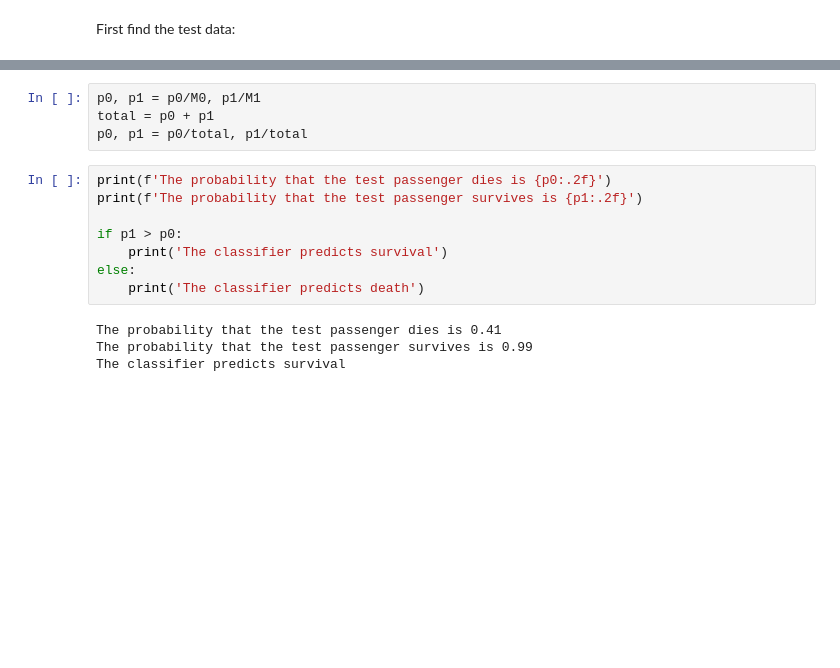
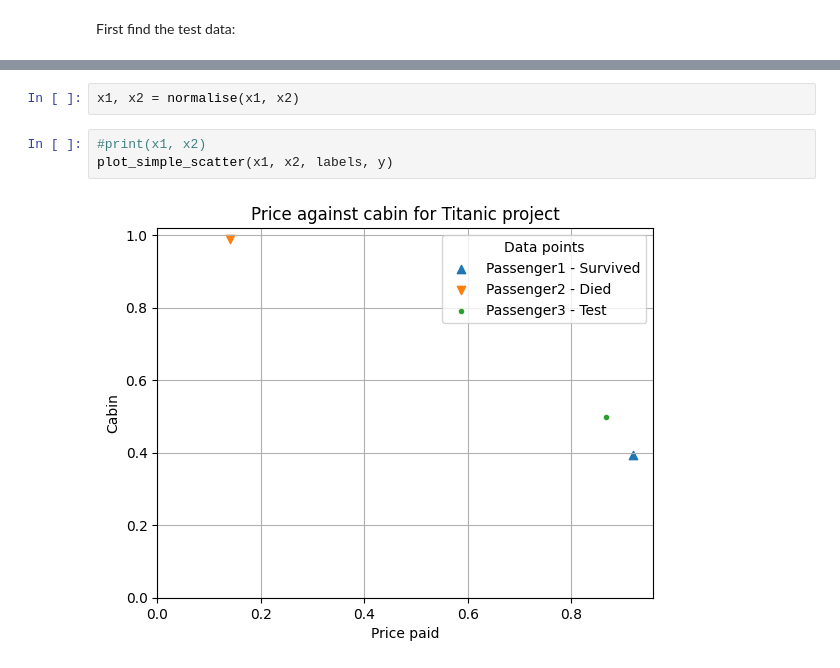
Before and after one commit to goldsmdn/qml, a Jupyter notebook: notebooks/01 Titanic.ipynb, the cells around one changed output, grey strips where cells are left out. Saved outputs shown, nothing was run; the diff lists cells and outputs as text; blank space fills up the shorter version.

Commit message:
#normalise data

```diff
--- a/notebooks/01 Titanic.ipynb
+++ b/notebooks/01 Titanic.ipynb
@@ -100,16 +129,7 @@ For point [0.12  0.842] who died the gamma_m for point [0.78   0.4484] is 0.4094
-# %%
-p0, p1 = p0/M0, p1/M1
-total = p0 + p1
-p0, p1 = p0/total, p1/total
-# %%
-print(f'The probability that the test passenger dies is {p0:.2f}')
-print(f'The probability that the test passenger survives is {p1:.2f}')
-
-if p1 > p0:
-    print('The classifier predicts survival')
-else:
-    print('The classifier predicts death')
-# %% [output]
-The probability that the test passenger dies is 0.41
-The probability that the test passenger survives is 0.99
-The classifier predicts survival
+# %%
+x1, x2 = normalise(x1, x2)
+# %%
+#print(x1, x2)
+plot_simple_scatter(x1, x2, labels, y)
+# %% [output]
+[figure, added]
```
Also changed, not shown: parts of 14 cells of this notebook, 3 other files.
